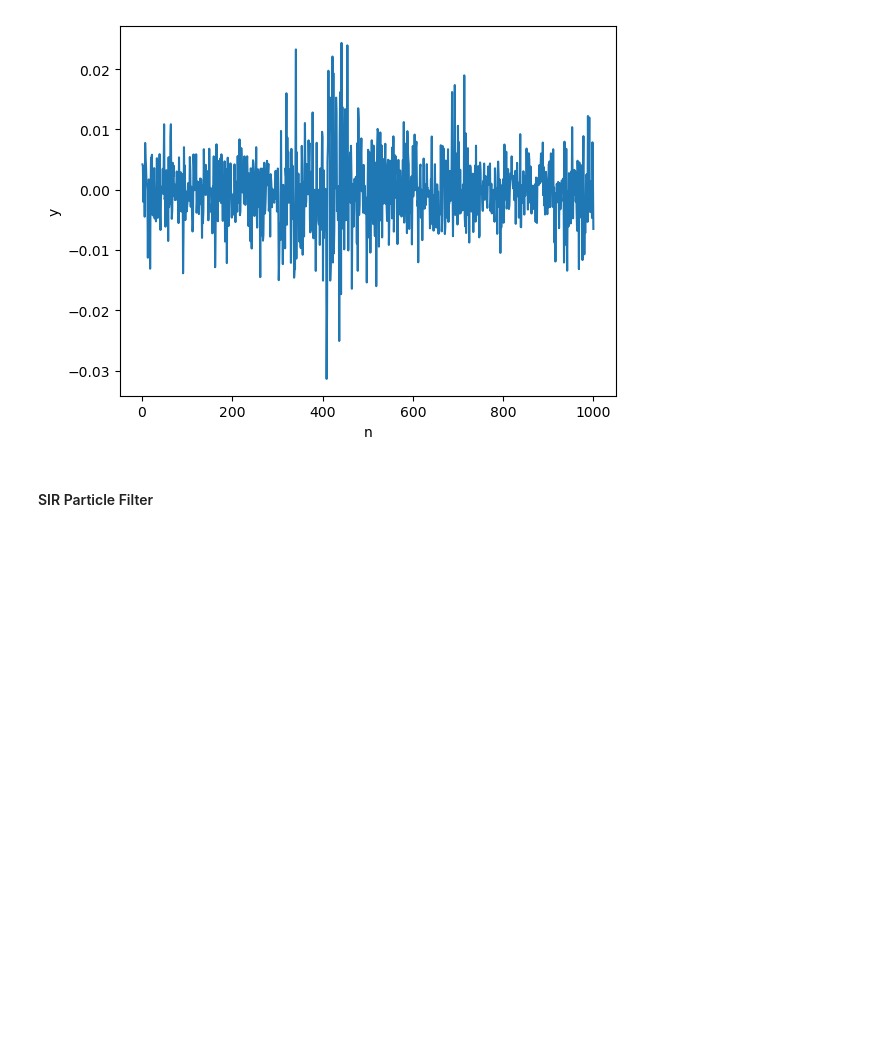
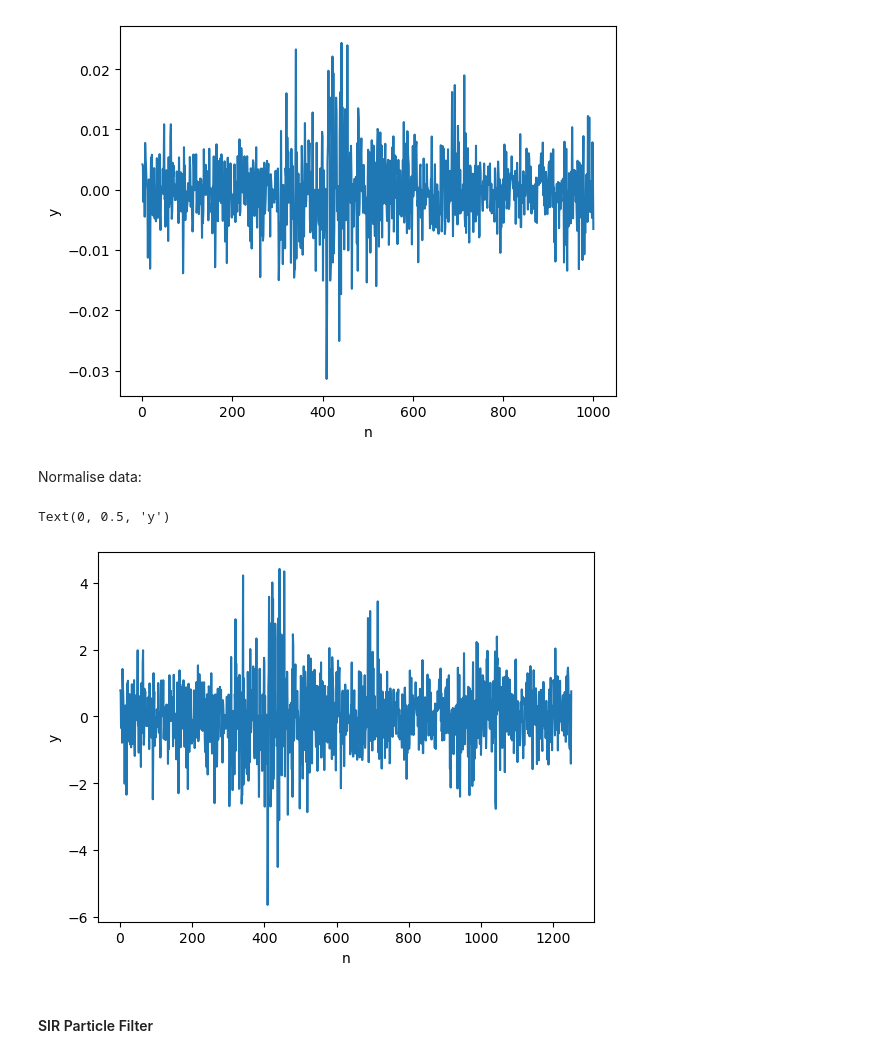
Before and after one commit to Gautam-Chauhan/Advanced-Simulation-Coursework, a Jupyter notebook: Q3.ipynb, the cells around one changed output. Drawn from its saved outputs; the diff is of its cells as text; code cells hidden in the pictures; blank space fills up the shorter version.

```diff
--- a/Q3.ipynb
+++ b/Q3.ipynb
@@ -21,6 +22,20 @@ plt.ylabel("y")
 # %% [output]
 Text(0, 0.5, 'y')
 [figure]
+# %% [markdown]
+Normalise data:
+# %%
+y_mean = np.mean(y)
+y_sd = np.std(y)
+y = (data-y_mean)/y_sd
+# %%
+timesteps = np.arange(1,len(y)+1)
+plt.plot(timesteps,y)
+plt.xlabel("n")
+plt.ylabel("y")
+# %% [output]
+Text(0, 0.5, 'y')
+[figure, added]
 # %% [markdown]
 #### SIR Particle Filter
 # %% [markdown]
```
Also changed, not shown: parts of 17 cells of this notebook, 1 other file.
